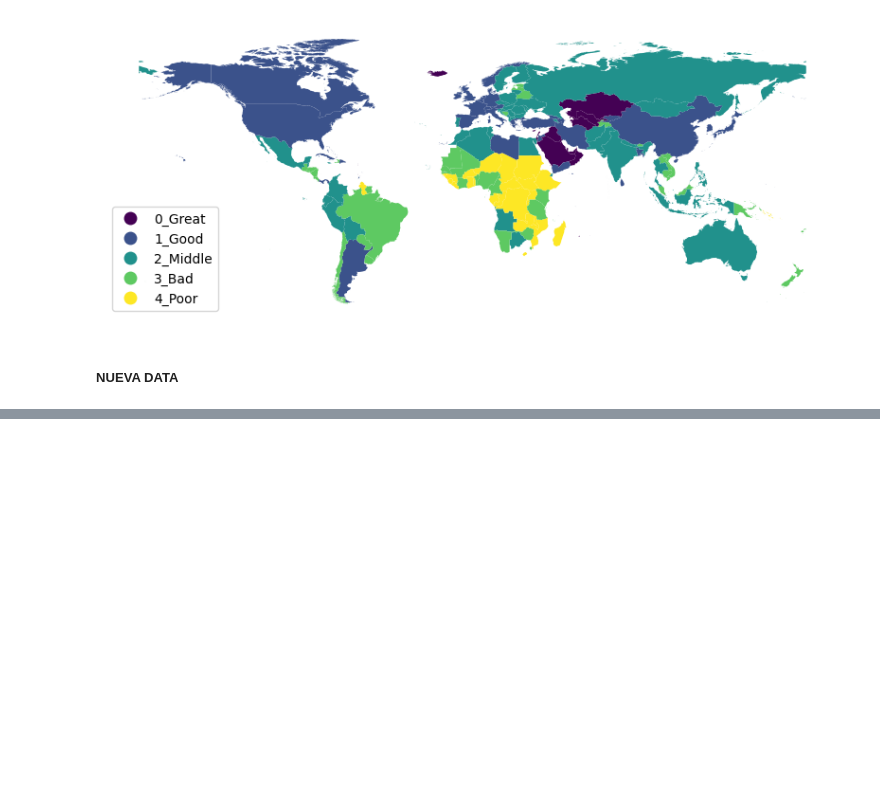
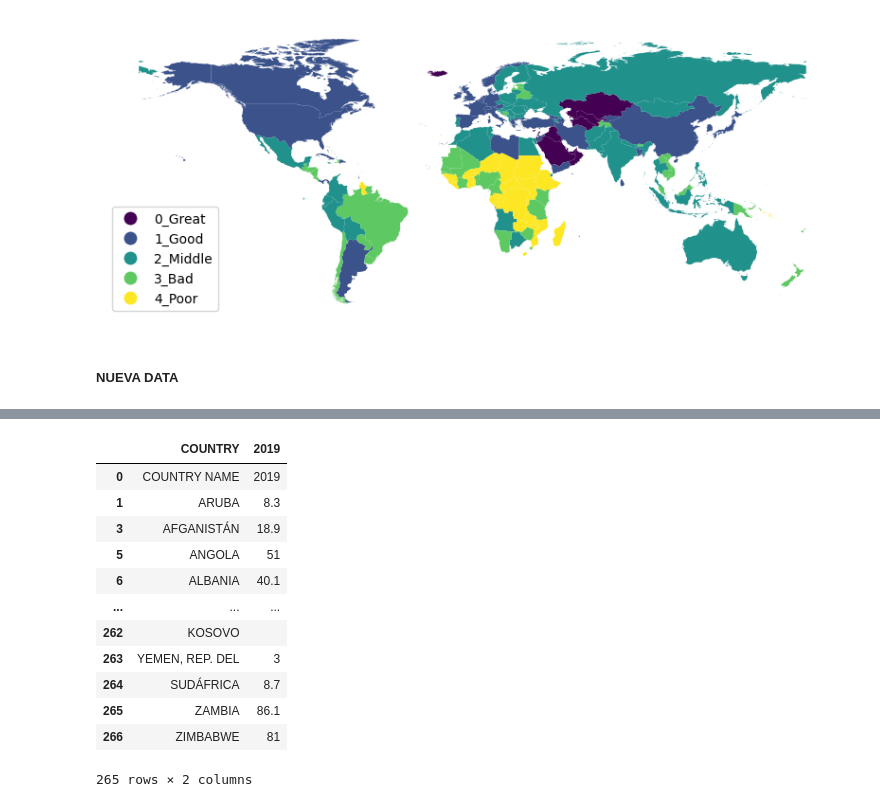
Before and after one commit to Controles-ICDE-Ochoa/Trabajo-Grupal-1, a Jupyter notebook: index.ipynb, the cells around one changed output, grey strips where cells are left out. Cells and saved outputs as stored; diff of their text form; code cells hidden in the pictures; blank space fills up the shorter version.

```diff
--- a/index.ipynb
+++ b/index.ipynb
@@ -799,0 +814,28 @@ climateCia.head()
+# %%
+##Limpiando data
+nuevos_titulos=list(Energia_renovable.iloc[0])
+Energia_renovable.columns = nuevos_titulos
+Energia_renovable.columns.values[0] = 'COUNTRY'
+Energia_renovable['COUNTRY']=Energia_renovable.COUNTRY.str.upper()
+Energia_renovable[Energia_renovable.columns[0]] = Energia_renovable[Energia_renovable.columns[0]].replace(r'^\s*$', np.nan, regex=True)
+Energia_renovable[Energia_renovable.columns[0]] = Energia_renovable[Energia_renovable.columns[0]].replace(r'^\s*$', np.nan, regex=True)
+Energia_renovable = Energia_renovable.dropna(subset=[Energia_renovable.columns[0]])
+Energia_renovable = Energia_renovable.dropna(subset=[Energia_renovable.columns[2]])
+Energia_renovable = Energia_renovable.drop(Energia_renovable.columns[1:11], axis=1)
+
+Energia_renovable = Energia_renovable.drop(Energia_renovable.columns[-1], axis=1)
+Energia_renovable
+# %% [output]
+|  | COUNTRY | 2019 |
+| 0 | COUNTRY NAME | 2019 |
+| 1 | ARUBA | 8.3 |
+| 3 | AFGANISTÁN | 18.9 |
+| 5 | ANGOLA | 51 |
+| 6 | ALBANIA | 40.1 |
+| ... | ... | ... |
+| 262 | KOSOVO |  |
+| 263 | YEMEN, REP. DEL | 3 |
+| 264 | SUDÁFRICA | 8.7 |
+| 265 | ZAMBIA | 86.1 |
+| 266 | ZIMBABWE | 81 |
+265 rows × 2 columns
```
Also changed, not shown: parts of 8 cells of this notebook, 1 other file.
